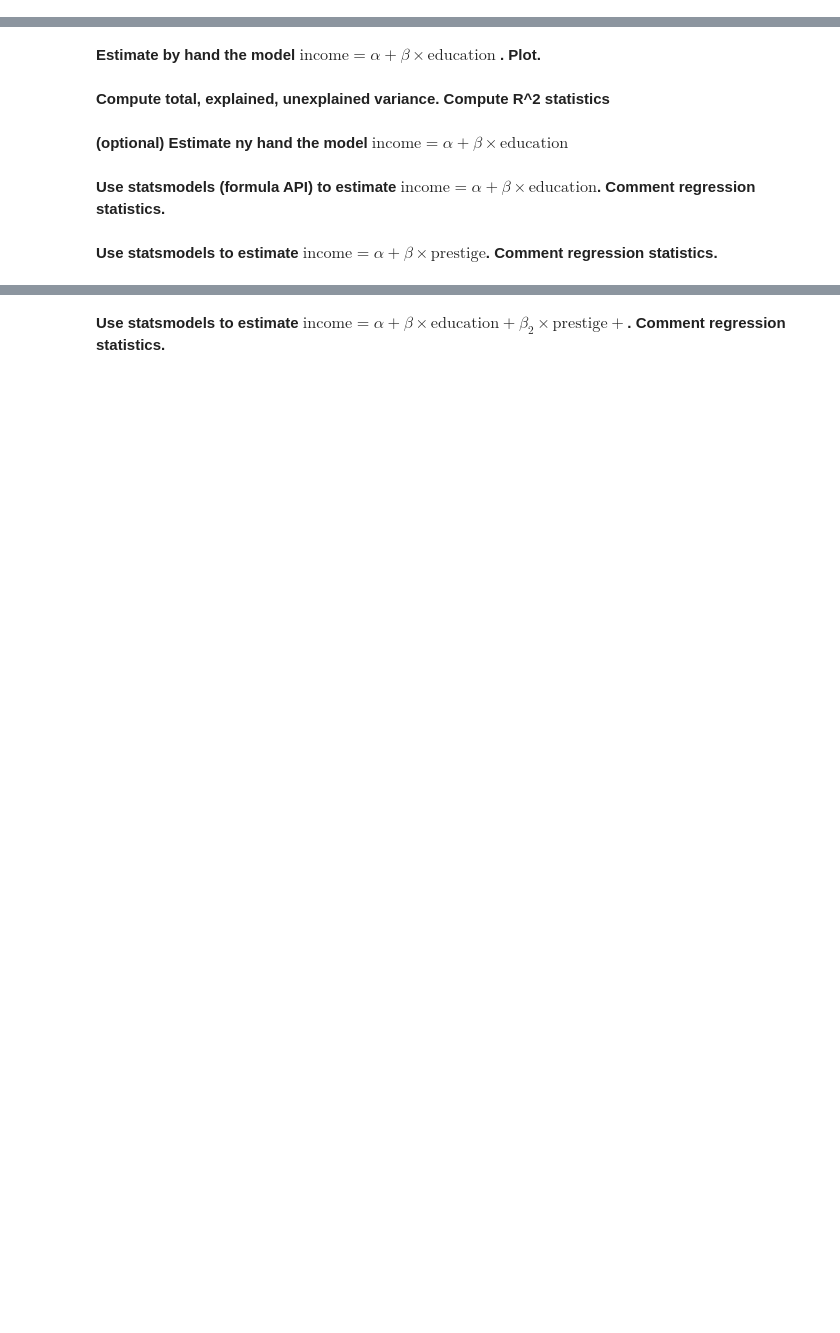
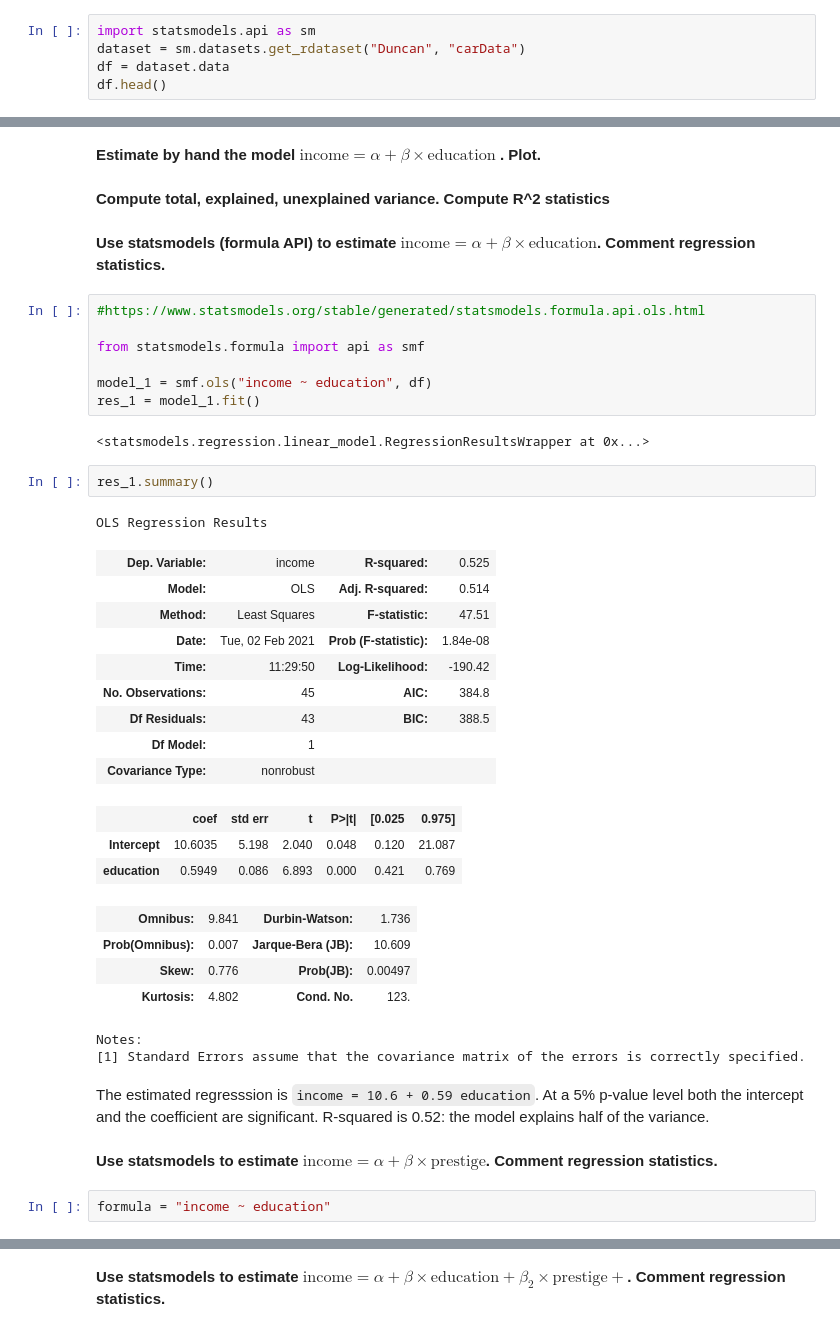
Before and after one commit to albop/dbe_archive, a Jupyter notebook: Session_4/Regressions.ipynb, the cells around one changed output, grey strips where cells are left out. Saved outputs shown, nothing was run; the diff lists cells and outputs as text; blank space fills up the shorter version.

```diff
--- a/Session_4/Regressions.ipynb
+++ b/Session_4/Regressions.ipynb
@@ -11,0 +7,5 @@ df.head()
+# %%
+import statsmodels.api as sm
+dataset = sm.datasets.get_rdataset("Duncan", "carData")
+df = dataset.data
+df.head()
@@ -13,9 +20,43 @@ df.head()
 __Estimate by hand the model $\text{income} = \alpha + \beta  \times \text{education}$ . Plot.__
 # %% [markdown]
 __Compute total, explained, unexplained variance. Compute R^2 statistics__
-# %% [markdown]
-__(optional) Estimate ny hand the model $\text{income} = \alpha + \beta  \times \text{education}$__
 # %% [markdown]
 __Use statsmodels (formula API) to estimate $\text{income} = \alpha + \beta  \times \text{education}$. Comment regression statistics.__
+# %%
+#https://www.statsmodels.org/stable/generated/statsmodels.formula.api.ols.html
+
+from statsmodels.formula import api as smf
+
+model_1 = smf.ols("income ~ education", df)
+res_1 = model_1.fit()
+# %% [output]
+<statsmodels.regression.linear_model.RegressionResultsWrapper at 0x...>
+# %%
+res_1.summary()
+# %% [output]
+OLS Regression Results
+| Dep. Variable: | income | R-squared: | 0.525 |
+| Model: | OLS | Adj. R-squared: | 0.514 |
+| Method: | Least Squares | F-statistic: | 47.51 |
+| Date: | Tue, 02 Feb 2021 | Prob (F-statistic): | 1.84e-08 |
+| Time: | 11:29:50 | Log-Likelihood: | -190.42 |
+| No. Observations: | 45 | AIC: | 384.8 |
+| Df Residuals: | 43 | BIC: | 388.5 |
+| Df Model: | 1 |  |  |
+| Covariance Type: | nonrobust |  |  |
+|  | coef | std err | t | P>|t| | [0.025 | 0.975] |
+| Intercept | 10.6035 | 5.198 | 2.040 | 0.048 | 0.120 | 21.087 |
+| education | 0.5949 | 0.086 | 6.893 | 0.000 | 0.421 | 0.769 |
+| Omnibus: | 9.841 | Durbin-Watson: | 1.736 |
+| Prob(Omnibus): | 0.007 | Jarque-Bera (JB): | 10.609 |
+| Skew: | 0.776 | Prob(JB): | 0.00497 |
+| Kurtosis: | 4.802 | Cond. No. | 123. |
+Notes:
+[1] Standard Errors assume that the covariance matrix of the errors is correctly specified.
+# %% [markdown]
+The estimated regresssion is `income = 10.6 + 0.59 education`. At a 5% p-value level both the intercept and the coefficient are significant.
+R-squared is 0.52: the model explains half of the variance.
 # %% [markdown]
 __Use statsmodels to estimate $\text{income} = \alpha + \beta  \times \text{prestige}$. Comment regression statistics.__
+# %%
+formula = "income ~ education"
```
Also changed, not shown: parts of 20 cells of this notebook, 2 other files.
